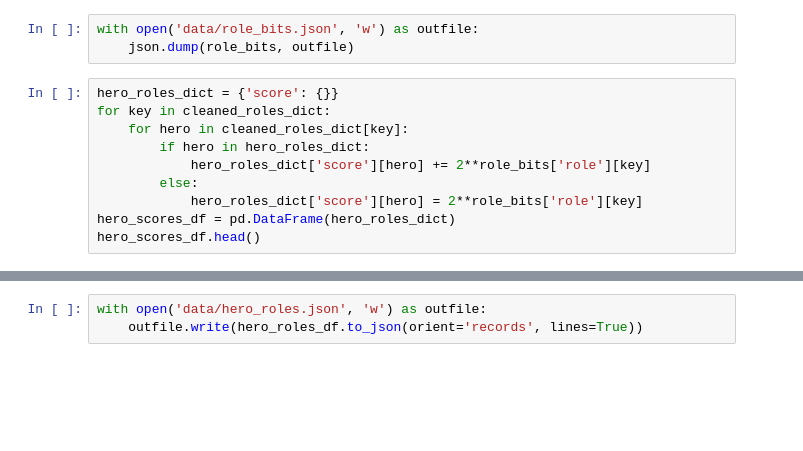
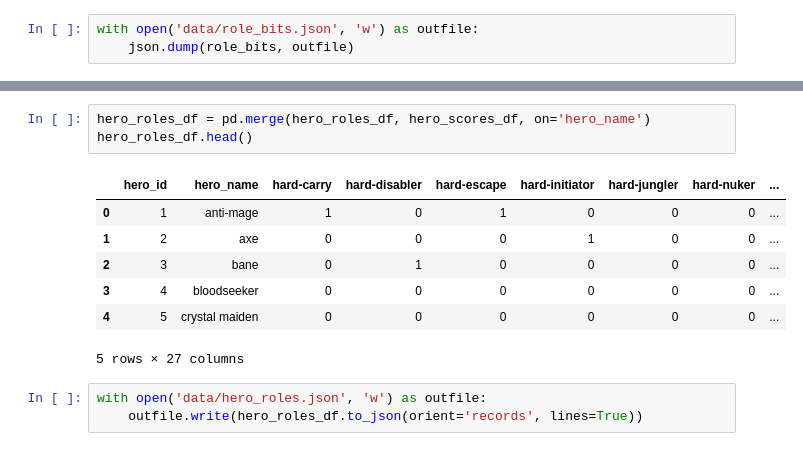
Before and after one commit to Samuel-Campbell/dota2, a Jupyter notebook: src/Dota2_Analysis.ipynb, the cells around one changed output, grey strips where cells are left out. Saved outputs shown, nothing was run; the diff lists cells and outputs as text; blank space fills up the shorter version.

Commit message:
finished enriching data

```diff
--- a/src/Dota2_Analysis.ipynb
+++ b/src/Dota2_Analysis.ipynb
@@ -349,13 +357,3 @@ role_bits_df.head()
 # %%
 with open('data/role_bits.json', 'w') as outfile:
     json.dump(role_bits, outfile)
-# %%
-hero_roles_dict = {'score': {}}
-for key in cleaned_roles_dict:
-    for hero in cleaned_roles_dict[key]:
-        if hero in hero_roles_dict:
-            hero_roles_dict['score'][hero] += 2**role_bits['role'][key]
-        else:
-            hero_roles_dict['score'][hero] = 2**role_bits['role'][key]
-hero_scores_df = pd.DataFrame(hero_roles_dict)
-hero_scores_df.head()
@@ -403,3 +441,14 @@ hero_roles_df.tail()
+# %%
+hero_roles_df = pd.merge(hero_roles_df, hero_scores_df, on='hero_name')
+hero_roles_df.head()
+# %% [output]
+|  | hero_id | hero_name | hard-carry | hard-disabler | hard-escape | hard-initiator | hard-jungler | hard-nuker | ... |
+| 0 | 1 | anti-mage | 1 | 0 | 1 | 0 | 0 | 0 | ... |
+| 1 | 2 | axe | 0 | 0 | 0 | 1 | 0 | 0 | ... |
+| 2 | 3 | bane | 0 | 1 | 0 | 0 | 0 | 0 | ... |
+| 3 | 4 | bloodseeker | 0 | 0 | 0 | 0 | 0 | 0 | ... |
+| 4 | 5 | crystal maiden | 0 | 0 | 0 | 0 | 0 | 0 | ... |
+5 rows × 27 columns
 # %%
 with open('data/hero_roles.json', 'w') as outfile:
     outfile.write(hero_roles_df.to_json(orient='records', lines=True))
```
Also changed, not shown: parts of 7 cells of this notebook, 1 other file.
